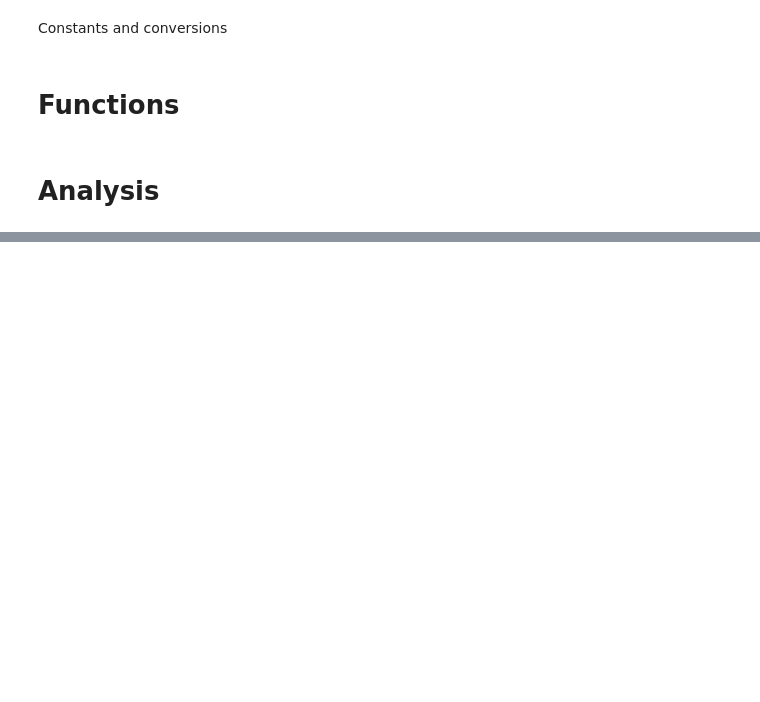
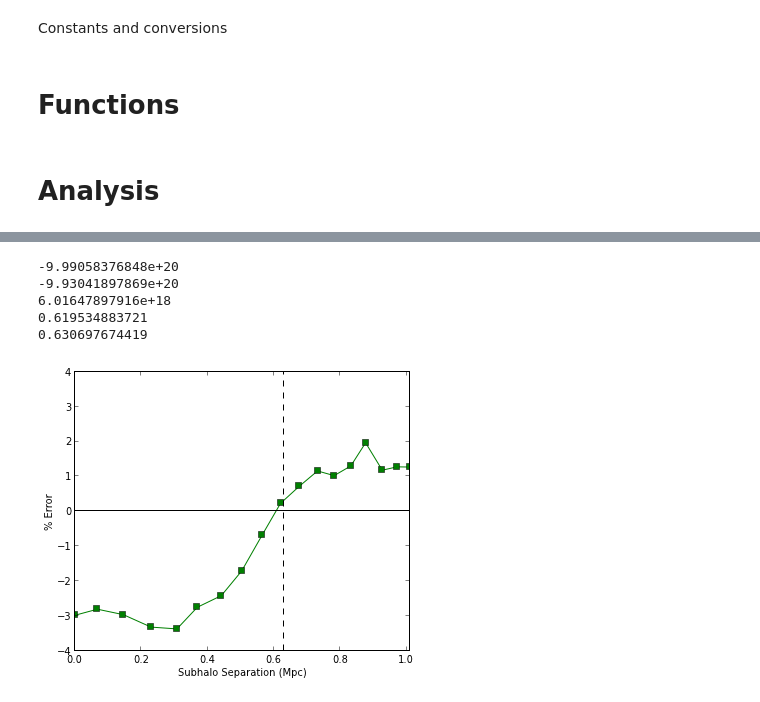
Before and after one commit to wadawson/merging-cluster-dynamics-paper, a Jupyter notebook: AnalysisFiles/SpringelFarrarComparison/SFcomparison.ipynb, the cells around one changed output, grey strips where cells are left out. Saved outputs shown, nothing was run; the diff lists cells and outputs as text; code cells hidden in the pictures; blank space fills up the shorter version.

```diff
--- a/AnalysisFiles/SpringelFarrarComparison/SFcomparison.ipynb
+++ b/AnalysisFiles/SpringelFarrarComparison/SFcomparison.ipynb
@@ -239,0 +281,27 @@ else:
+# %%
+print PE_m[9]
+print PE_obs
+print PE_obs-PE_m[9]
+print x_p_Mpc[9]
+print d_3d
+# %% [output]
+-9.99058376848e+20
+-9.93041897869e+20
+6.01647897916e+18
+0.619534883721
+0.630697674419
+# %%
+# caculate the percent error, assuming Springel and Farrar results are truth
+percenterr_v = (v_3d_m-v_x_kms)/v_x_kms*100
+# %%
+fig = figure()
+xlim((0,x_p_Mpc_max))
+ylim((-4,4))
+plot(x_p_Mpc,percenterr_v,'gs',linestyle='-')
+plot((d_3d,d_3d),ylim(),'--k')
+plot(xlim(),(0,0),'-k')
+xlabel('Subhalo Separation (Mpc)')
+ylabel('% Error')
+show()
+# %% [output]
+[figure, added]
```
Also changed, not shown: parts of 25 cells of this notebook.
